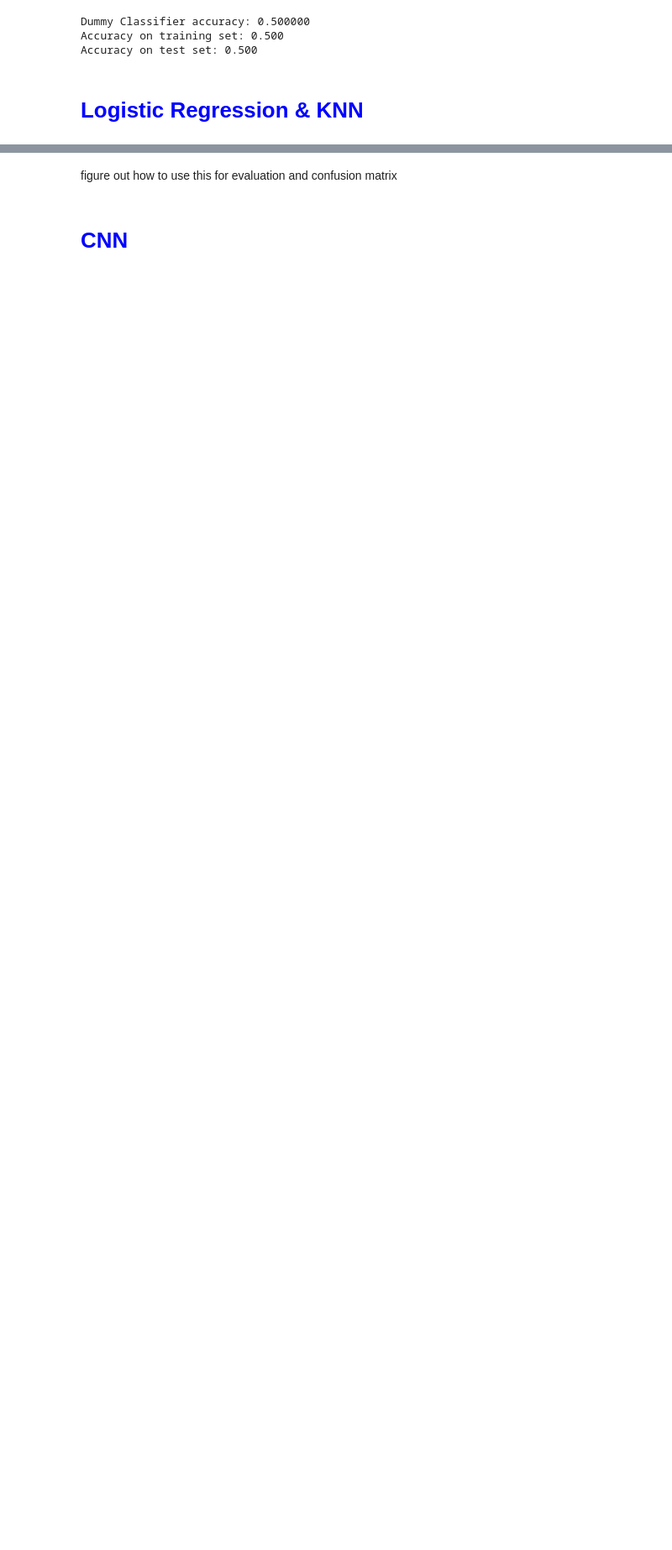
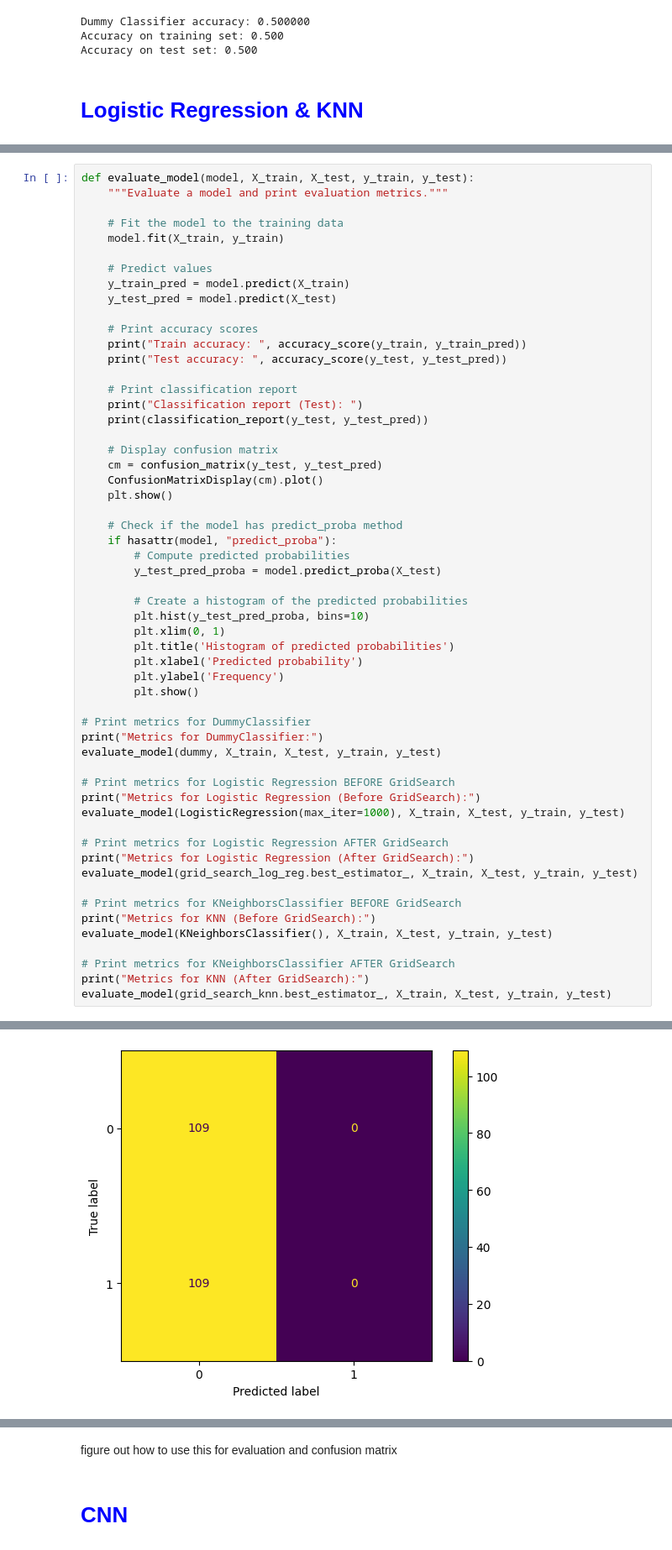
Before and after one commit to Smoulvad01/AI-C1-image-, a Jupyter notebook: Image_Analysis_CNN.ipynb, the cells around one changed output, grey strips where cells are left out. Shown: that part at 84% size. Drawn from its saved outputs; the diff is of its cells as text; blank space fills up the shorter version.

Commit message:
Added evaluation for Dummy Classifier, KNN and Logistic Regression

```diff
--- a/Image_Analysis_CNN.ipynb
+++ b/Image_Analysis_CNN.ipynb
@@ -221,0 +260,57 @@ print("Test (KNN)", grid_search_knn.score(X_test, y_test))
+# %%
+def evaluate_model(model, X_train, X_test, y_train, y_test):
+    """Evaluate a model and print evaluation metrics."""
+
+    # Fit the model to the training data
+    model.fit(X_train, y_train)
+
+    # Predict values
+    y_train_pred = model.predict(X_train)
+    y_test_pred = model.predict(X_test)
+
+    # Print accuracy scores
+    print("Train accuracy: ", accuracy_score(y_train, y_train_pred))
+    print("Test accuracy: ", accuracy_score(y_test, y_test_pred))
+
+    # Print classification report
+    print("Classification report (Test): ")
+    print(classification_report(y_test, y_test_pred))
+
+    # Display confusion matrix
+    cm = confusion_matrix(y_test, y_test_pred)
+    ConfusionMatrixDisplay(cm).plot()
+    plt.show()
+
+    # Check if the model has predict_proba method
+    if hasattr(model, "predict_proba"):
+        # Compute predicted probabilities
+        y_test_pred_proba = model.predict_proba(X_test)
+
+        # Create a histogram of the predicted probabilities
+        plt.hist(y_test_pred_proba, bins=10)
+        plt.xlim(0, 1)
+        plt.title('Histogram of predicted probabilities')
+        plt.xlabel('Predicted probability')
+        plt.ylabel('Frequency')
+        plt.show()
+
+# Print metrics for DummyClassifier
+print("Metrics for DummyClassifier:")
+evaluate_model(dummy, X_train, X_test, y_train, y_test)
+
+# Print metrics for Logistic Regression BEFORE GridSearch
+print("Metrics for Logistic Regression (Before GridSearch):")
+evaluate_model(LogisticRegression(max_iter=1000), X_train, X_test, y_train, y_test)
+
+# Print metrics for Logistic Regression AFTER GridSearch
+print("Metrics for Logistic Regression (After GridSearch):")
+evaluate_model(grid_search_log_reg.best_estimator_, X_train, X_test, y_train, y_test)
+
+# Print metrics for KNeighborsClassifier BEFORE GridSearch
+print("Metrics for KNN (Before GridSearch):")
+evaluate_model(KNeighborsClassifier(), X_train, X_test, y_train, y_test)
+
+# Print metrics for KNeighborsClassifier AFTER GridSearch
+print("Metrics for KNN (After GridSearch):")
+evaluate_model(grid_search_knn.best_estimator_, X_train, X_test, y_train, y_test)
+# %% [output]
@@ -221,0 +329 @@ print("Test (KNN)", grid_search_knn.score(X_test, y_test))
+[figure, added]
```
Also changed, not shown: parts of 8 cells of this notebook.
